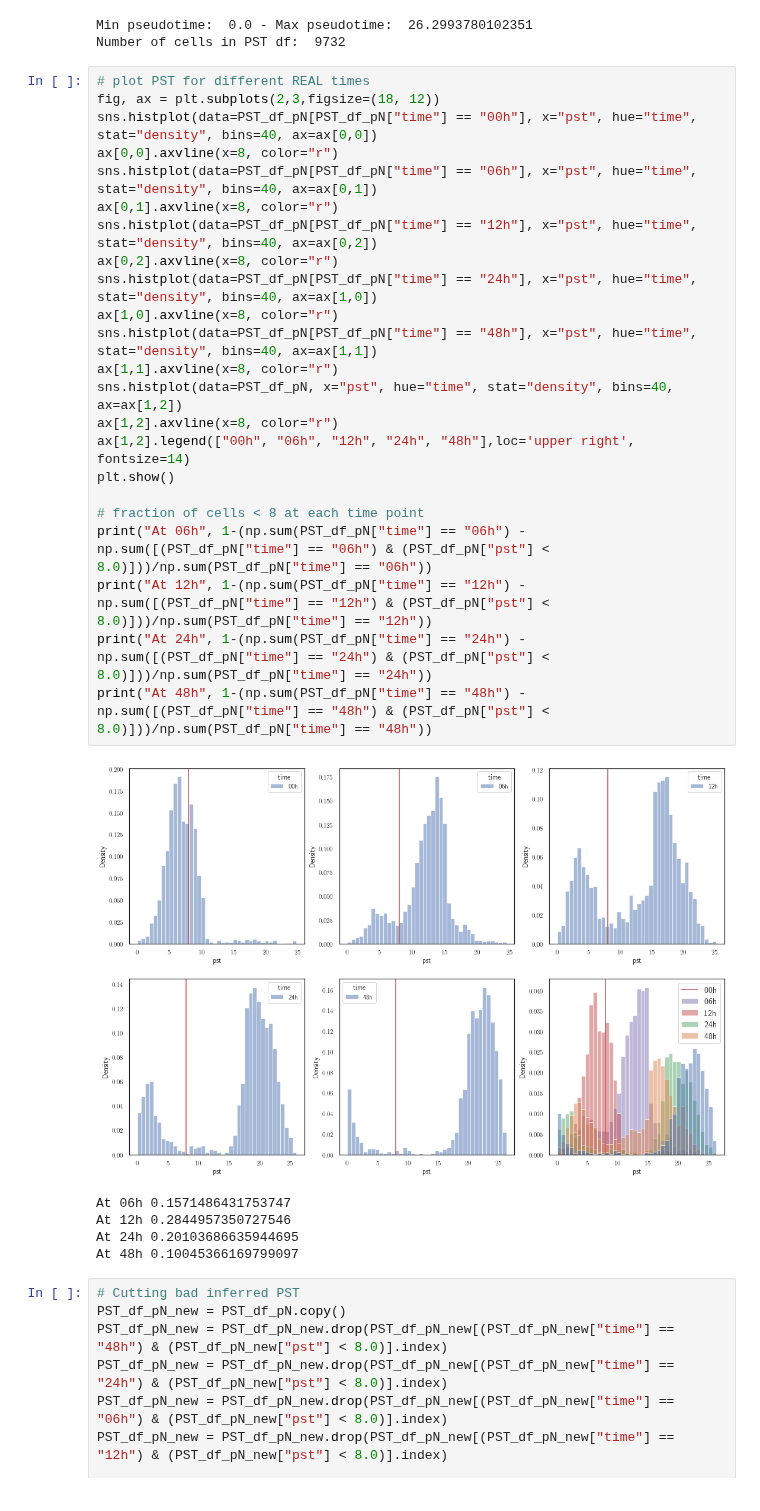
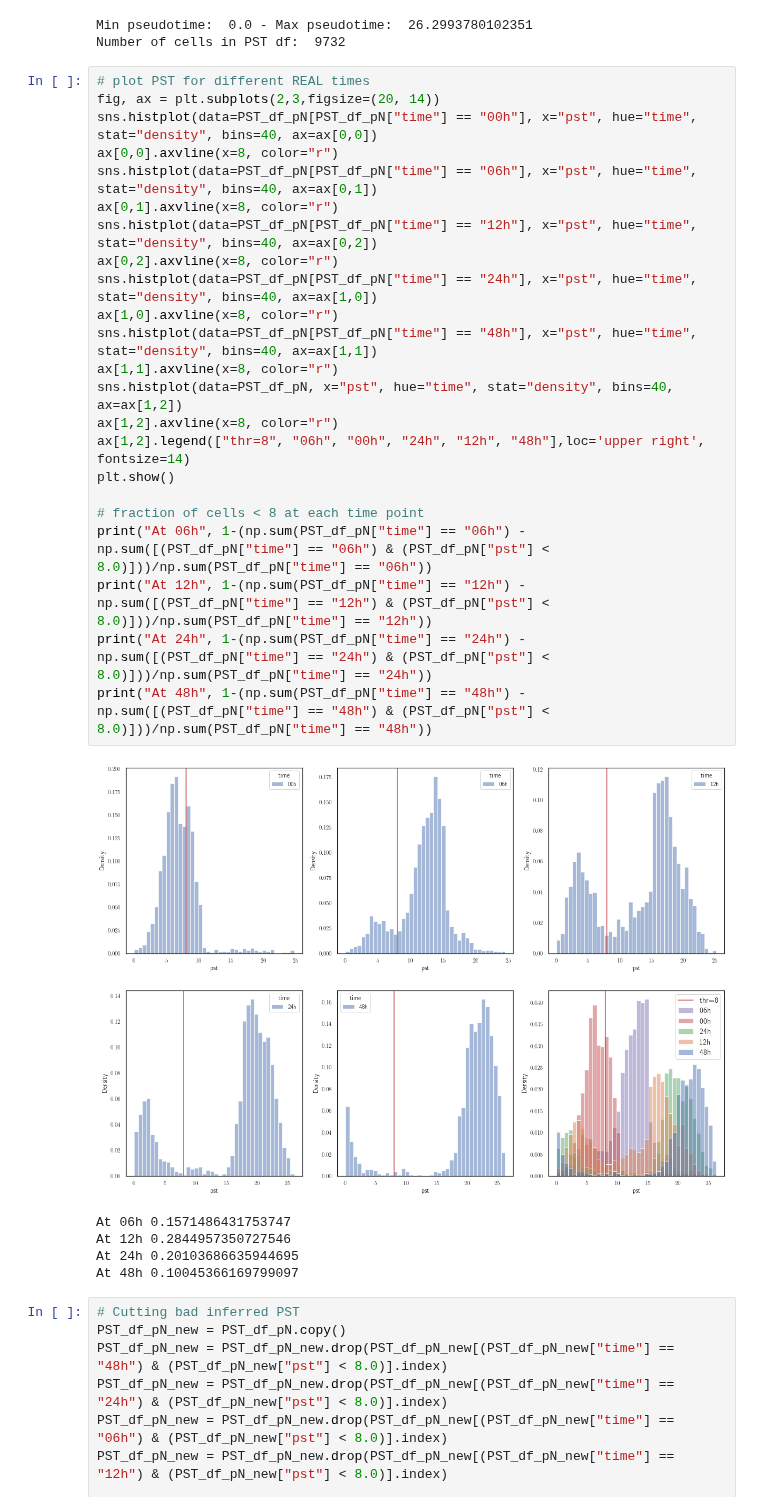
Before and after one commit to CleliaCorridori/GRN_Inference_CODE, a Jupyter notebook: Data_Processing.ipynb, the cells around one changed output. Drawn from its saved outputs; the diff is of its cells as text.

Commit message:
Check for figures

```diff
--- a/Data_Processing.ipynb
+++ b/Data_Processing.ipynb
@@ -300,29 +300,29 @@ Min pseudotime:  0.0 - Max pseudotime:  26.2993780102351
 Number of cells in PST df:  9732
 # %%
 # plot PST for different REAL times
-fig, ax = plt.subplots(2,3,figsize=(18, 12))
+fig, ax = plt.subplots(2,3,figsize=(20, 14))
 sns.histplot(data=PST_df_pN[PST_df_pN["time"] == "00h"], x="pst", hue="time", stat="density", bins=40, ax=ax[0,0])
 ax[0,0].axvline(x=8, color="r")
 sns.histplot(data=PST_df_pN[PST_df_pN["time"] == "06h"], x="pst", hue="time", stat="density", bins=40, ax=ax[0,1])
 ax[0,1].axvline(x=8, color="r")
 sns.histplot(data=PST_df_pN[PST_df_pN["time"] == "12h"], x="pst", hue="time", stat="density", bins=40, ax=ax[0,2])
 ax[0,2].axvline(x=8, color="r")
 sns.histplot(data=PST_df_pN[PST_df_pN["time"] == "24h"], x="pst", hue="time", stat="density", bins=40, ax=ax[1,0])
 ax[1,0].axvline(x=8, color="r")
 sns.histplot(data=PST_df_pN[PST_df_pN["time"] == "48h"], x="pst", hue="time", stat="density", bins=40, ax=ax[1,1])
 ax[1,1].axvline(x=8, color="r")
 sns.histplot(data=PST_df_pN, x="pst", hue="time", stat="density", bins=40, ax=ax[1,2])
 ax[1,2].axvline(x=8, color="r")
-ax[1,2].legend(["00h", "06h", "12h", "24h", "48h"],loc='upper right', fontsize=14)
+ax[1,2].legend(["thr=8", "06h", "00h", "24h", "12h", "48h"],loc='upper right', fontsize=14)
 plt.show()
 
 # fraction of cells < 8 at each time point
 print("At 06h", 1-(np.sum(PST_df_pN["time"] == "06h") - np.sum([(PST_df_pN["time"] == "06h") & (PST_df_pN["pst"] < 8.0)]))/np.sum(PST_df_pN["time"] == "06h"))
 print("At 12h", 1-(np.sum(PST_df_pN["time"] == "12h") - np.sum([(PST_df_pN["time"] == "12h") & (PST_df_pN["pst"] < 8.0)]))/np.sum(PST_df_pN["time"] == "12h"))
 print("At 24h", 1-(np.sum(PST_df_pN["time"] == "24h") - np.sum([(PST_df_pN["time"] == "24h") & (PST_df_pN["pst"] < 8.0)]))/np.sum(PST_df_pN["time"] == "24h"))
 print("At 48h", 1-(np.sum(PST_df_pN["time"] == "48h") - np.sum([(PST_df_pN["time"] == "48h") & (PST_df_pN["pst"] < 8.0)]))/np.sum(PST_df_pN["time"] == "48h"))
 # %% [output]
-[figure, old version]
+[figure, new version]
 At 06h 0.1571486431753747
 At 12h 0.2844957350727546
 At 24h 0.20103686635944695
```
Also changed, not shown: parts of 3 cells of this notebook, 4 other files.
